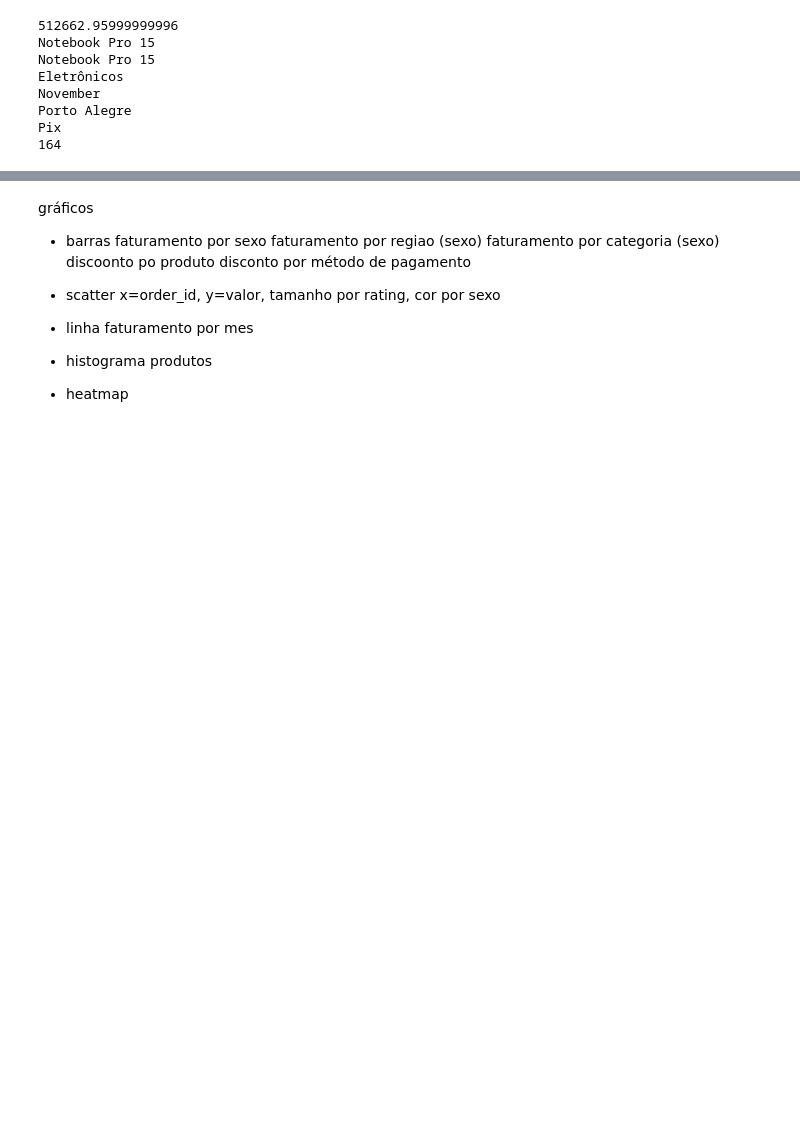
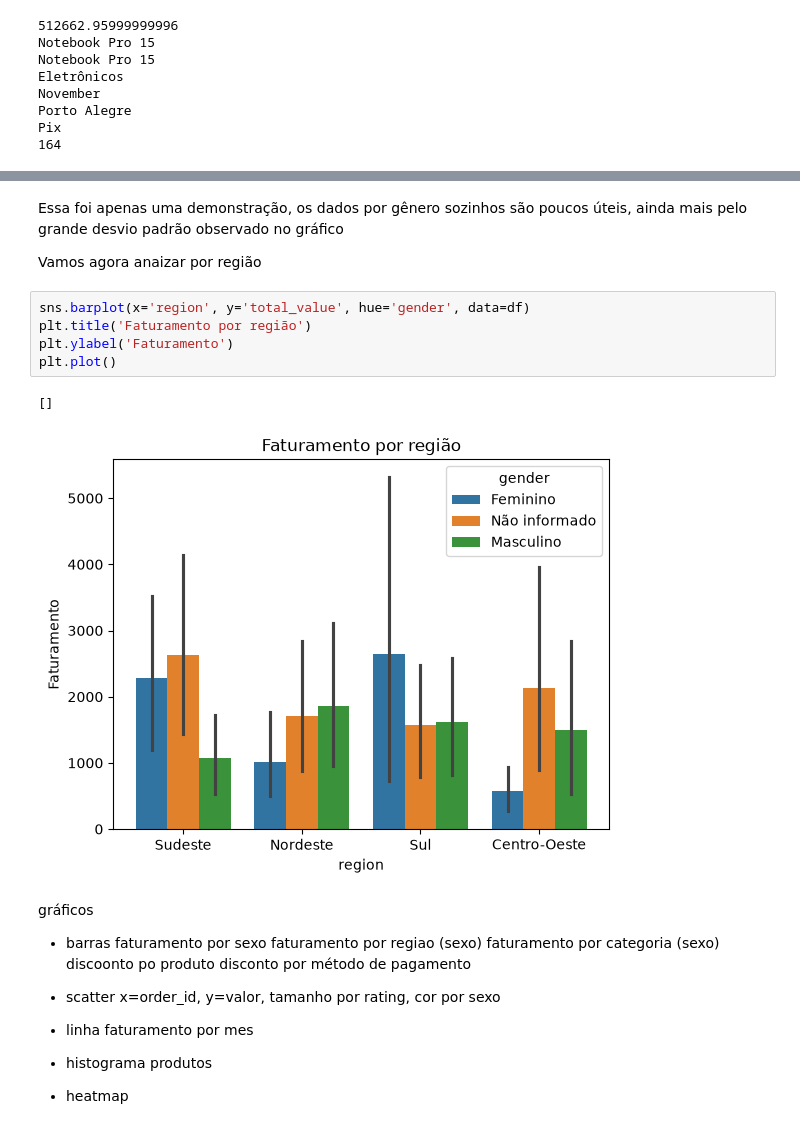
Before and after one commit to lucasrasia/analise_compras, a Jupyter notebook: notebook.ipynb, the cells around one changed output, grey strips where cells are left out. Drawn from its saved outputs; the diff is of its cells as text; blank space fills up the shorter version.

Commit message:
finalizei an'álise fria dos dados e 2 gráficos

```diff
--- a/notebook.ipynb
+++ b/notebook.ipynb
@@ -106,3 +138,15 @@ Name: count, Length: 295, dtype: int64
+# %% [markdown]
+Essa foi apenas uma demonstração, os dados por gênero sozinhos são poucos úteis, ainda mais pelo grande desvio padrão observado no gráfico
+
+Vamos agora anaizar por região
+# %%
+sns.barplot(x='region', y='total_value', hue='gender', data=df)
+plt.title('Faturamento por região')
+plt.ylabel('Faturamento')
+plt.plot()
+# %% [output]
+[]
+[figure, added]
 # %% [markdown]
 gráficos
 - barras
```
Also changed, not shown: parts of 6 cells of this notebook.
